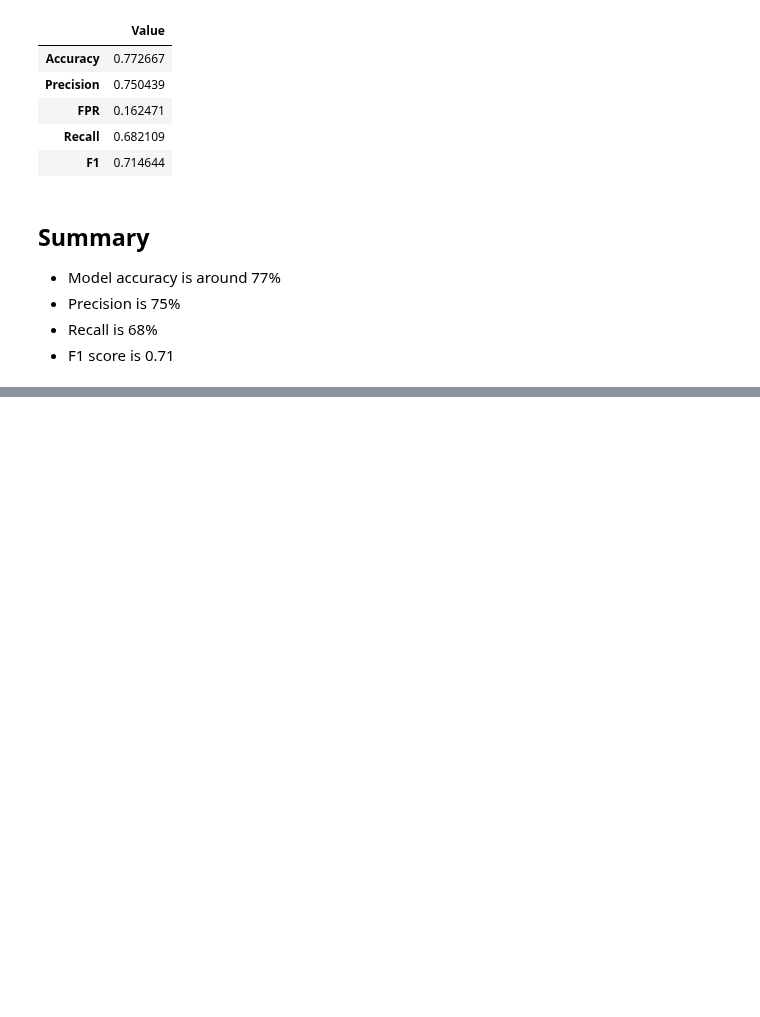
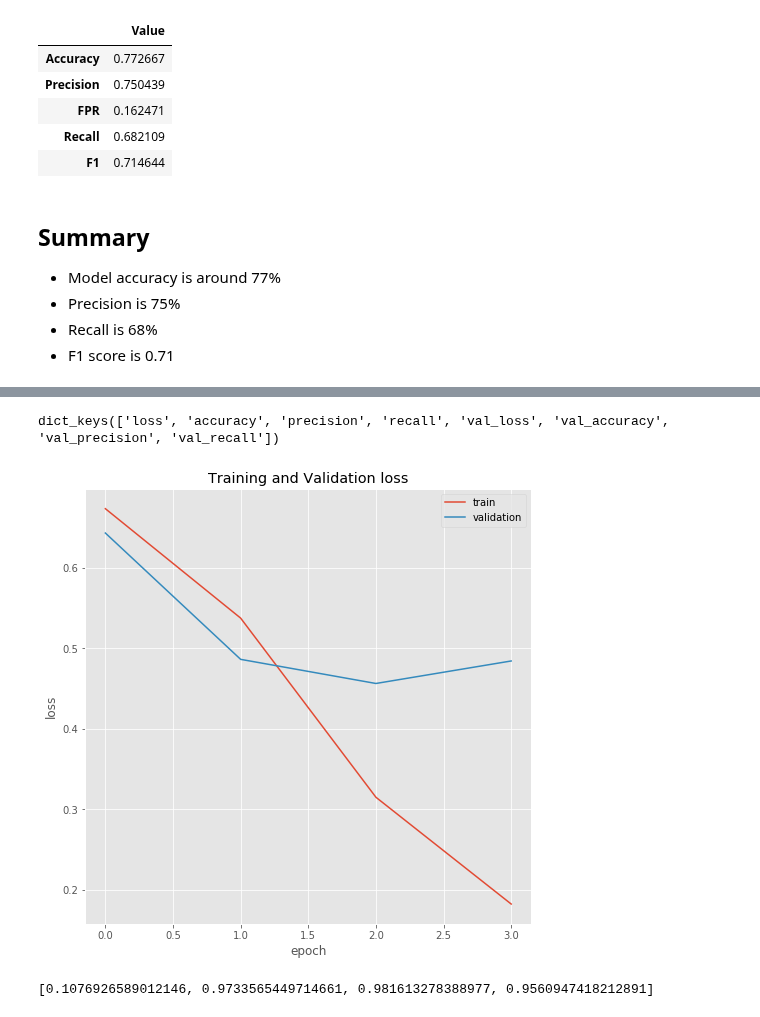
Before and after one commit to TebogoNkomondo/realOrFake, a Jupyter notebook: Keras_Embedding_Layer.ipynb, the cells around one changed output, grey strips where cells are left out. Drawn from its saved outputs; the diff is of its cells as text; code cells hidden in the pictures; blank space fills up the shorter version.

Commit message:
Results for missing location entries

```diff
--- a/Keras_Embedding_Layer.ipynb
+++ b/Keras_Embedding_Layer.ipynb
@@ -1591,0 +1594,5 @@ results
+# %%
+# Dropping entries with missing locations
+new_data = modified_data.copy()
+new_data.dropna(subset=['location'], inplace=True)
+new_data
@@ -1591,0 +1613,8 @@ results
+# %%
+df = new_data.copy()
+
+sentences = df['text'].values
+y = df['target'].values
+
+sentences_train, sentences_test, y_train, y_test = train_test_split(sentences,
+                                                                    y, test_size=0.2, random_state=42, shuffle=True)
@@ -1591,0 +1683,15 @@ results
+# %%
+history = model.fit(X_train, y_train,
+                    epochs=50,
+                    verbose=1,
+                    validation_data=(X_test, y_test),
+                    batch_size=40,
+                   callbacks=[EarlyStopping(monitor='val_loss', mode='min', verbose=1)])
+
+keras_embed_model = model.to_json()
+with open('./NN_Models/keras_embed_mlp_model_without_missing_location_entries.json', 'w') as json_file:
+    json_file.write(keras_embed_model)
+
+model.save_weights('./NN_Models/keras_embed_mlp_model_without_missing_location_entries.h5')
+
+print('saved model!')
@@ -1591,0 +1712,18 @@ results
+# %%
+print(history.history.keys())
+# summarize history for loss
+plt.figure(figsize=(8,8))
+plt.plot(history.history['loss'])
+plt.plot(history.history['val_loss'])
+plt.title('Training and Validation loss')
+plt.ylabel('loss')
+plt.xlabel('epoch')
+plt.legend(['train', 'validation'], loc='upper right')
+plt.show()
+# %% [output]
+dict_keys(['loss', 'accuracy', 'precision', 'recall', 'val_loss', 'val_accuracy', 'val_precision', 'val_recall'])
+[figure, added]
+# %%
+model.evaluate(X_train, y_train, verbose=False)
+# %% [output]
+[0.1076926589012146, 0.9733565449714661, 0.981613278388977, 0.9560947418212891]
```
Also changed, not shown: parts of 17 cells of this notebook, 6 other files.
